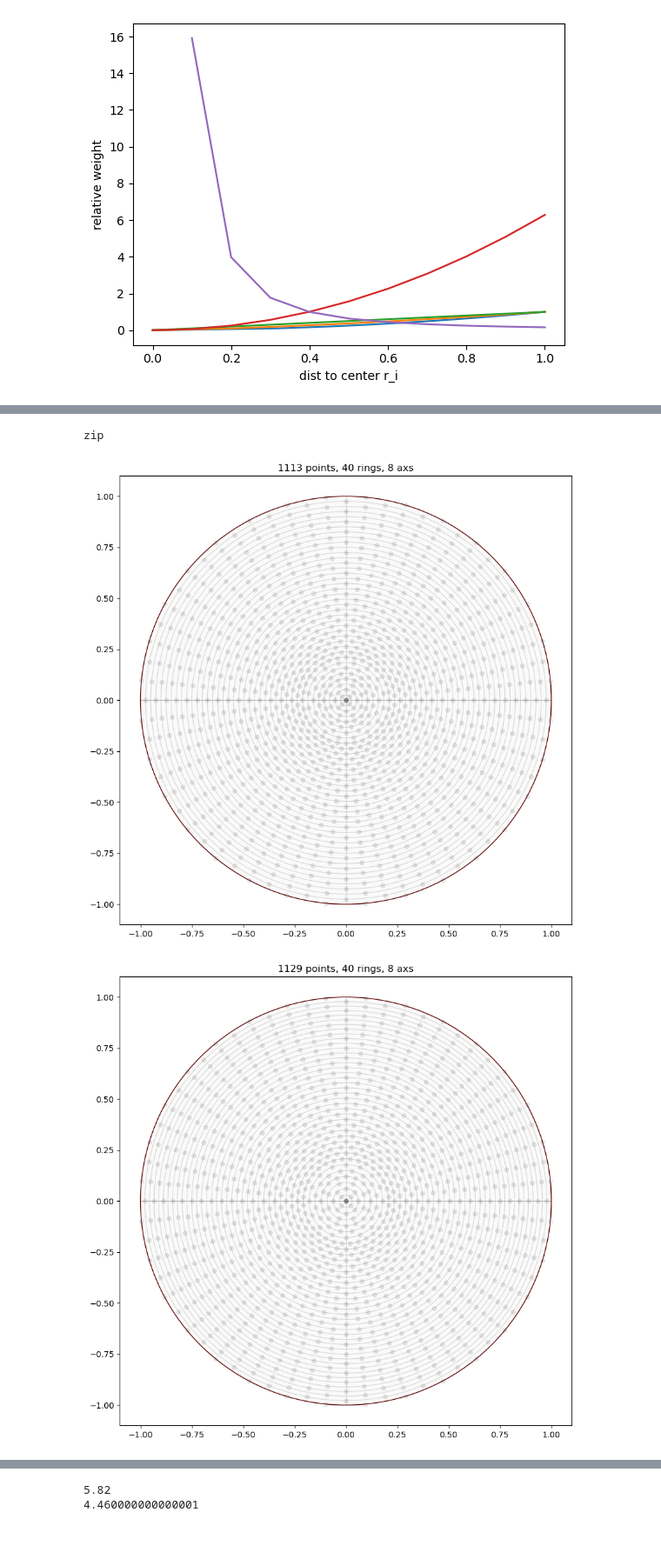
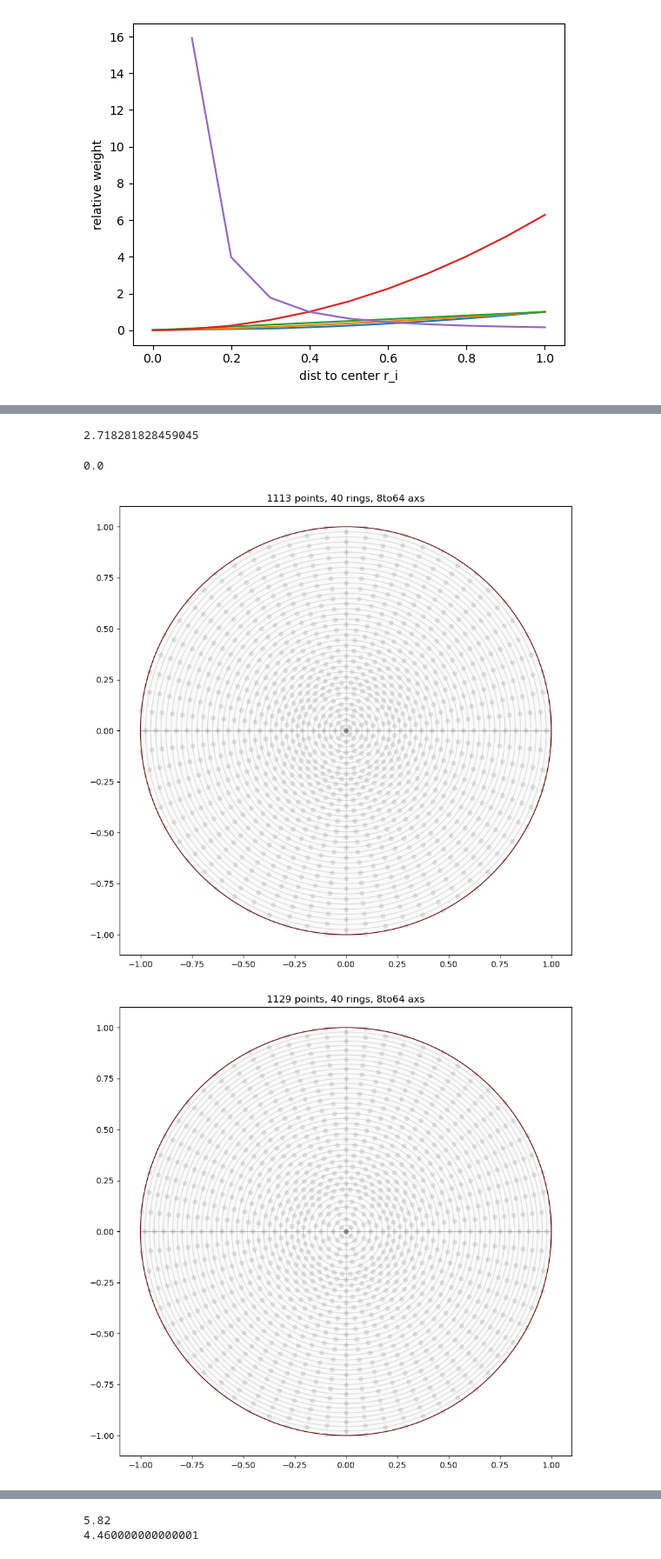
Before and after one commit to maximylius/drt_guesstimates, a Jupyter notebook: circleDistance.ipynb, the cells around one changed output, grey strips where cells are left out. Shown at 87% size. Saved outputs shown, nothing was run; the diff lists cells and outputs as text; code cells hidden in the pictures.

Commit message:
started flex pts per ring fct

```diff
--- a/circleDistance.ipynb
+++ b/circleDistance.ipynb
@@ -97,23 +122,28 @@ def c_pts_in_shp(
         ax.set_xlim(-1.1,1.1)
         ax.set_ylim(-1.1,1.1)
         ax.set_title(str(len(pts))+' points, ' +str(n_rings) + ' rings, ' +
-        str((1+int(spread_ngls))*n_pts_ring_f(0)) + ' axs' )
+        str((1+int(spread_ngls))*len(p_ngls_rings[0])) + 'to' + str((1+int(spread_ngls))*len(p_ngls_rings[-1]))  + ' axs' )
 
     return pts
 # pts_in_shp = c_pts_in_shp(d_rings_scale=lambda r_i: r_i**.75 if r_i > .3 else r_i)
 # pts_in_shp = c_pts_in_shp(d_rings_scale=lambda r_i: r_i**1, n_pts_ring_f=lambda r_i:48 )
 # plt.plot(*pts_in_shp)
-# %%
-zip().__class__
-# %% [output]
-zip
+# %%
+math.exp(1)
+# %% [output]
+2.718281828459045
+# %%
+math.log((0*math.exp(1)+1))/math.log((math.exp(1)+1))
+# %% [output]
+0.0
 # %%
 # scales with
 # pts_in_shp = c_pts_in_shp(d_rings_scale=lambda r_i,e=2.5: ((r_i+1)**e -1.0)/((1+1)**e -1.0), n_pts_ring_f=lambda r_i:4*2**(int(r_i > .05)+int(r_i > .1)+int(r_i > .2)))
 pts_in_shp = c_pts_in_shp(d_rings_scale=lambda r_i,e=0.9: ((r_i+1)**e -1.0)/((1+1)**e -1.0), n_pts_ring_f=lambda r_i:4*2**(int(r_i > .05)+int(r_i > .1)+int(r_i > .2)), n_rings=40)
 pts_in_shp = c_pts_in_shp(d_rings_scale=lambda r_i,e=0.5: ((r_i+1)**e -1.0)/((1+1)**e -1.0), n_pts_ring_f=lambda r_i:4*2**(int(r_i > .05)+int(r_i > .1)+int(r_i > .2)), n_rings=40)
 pts_in_shp = c_pts_in_shp(d_rings_scale=lambda r_i,e=0.5: ((r_i+1)**e -1.0)/((1+1)**e -1.0), n_pts_ring_f=lambda r_i:4*2**(int(r_i > .05)+int(r_i > .1)+int(r_i > .2)))
+pts_in_shp = c_pts_in_shp(d_rings_scale=lambda r_i,e=0.5: math.log((r_i*math.exp(1)+1))/math.log((math.exp(1)+1)), n_pts_ring_f=lambda r_i:4*2**(int(r_i > .05)+int(r_i > .1)+int(r_i > .2)))
 # pts_in_shp = c_pts_in_shp(d_rings_scale=lambda r_i,e=1.5: ((r_i+1)**e -1.0)/((1+1)**e -1.0), n_pts_ring_f=lambda r_i:48)
 # %% [output]
-[figure, old version]
+[figure, new version]
-[figure, old version]
+[figure, new version]
```
Also changed, not shown: parts of 3 cells of this notebook.
